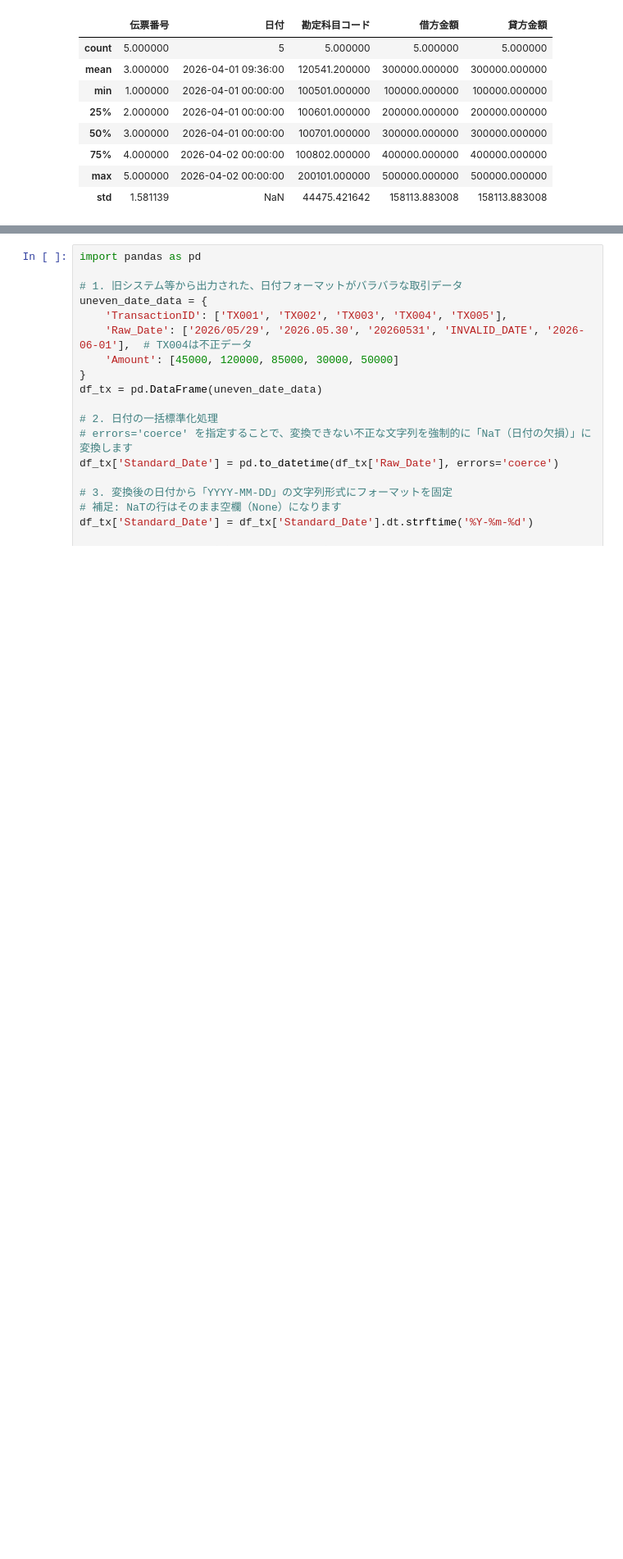
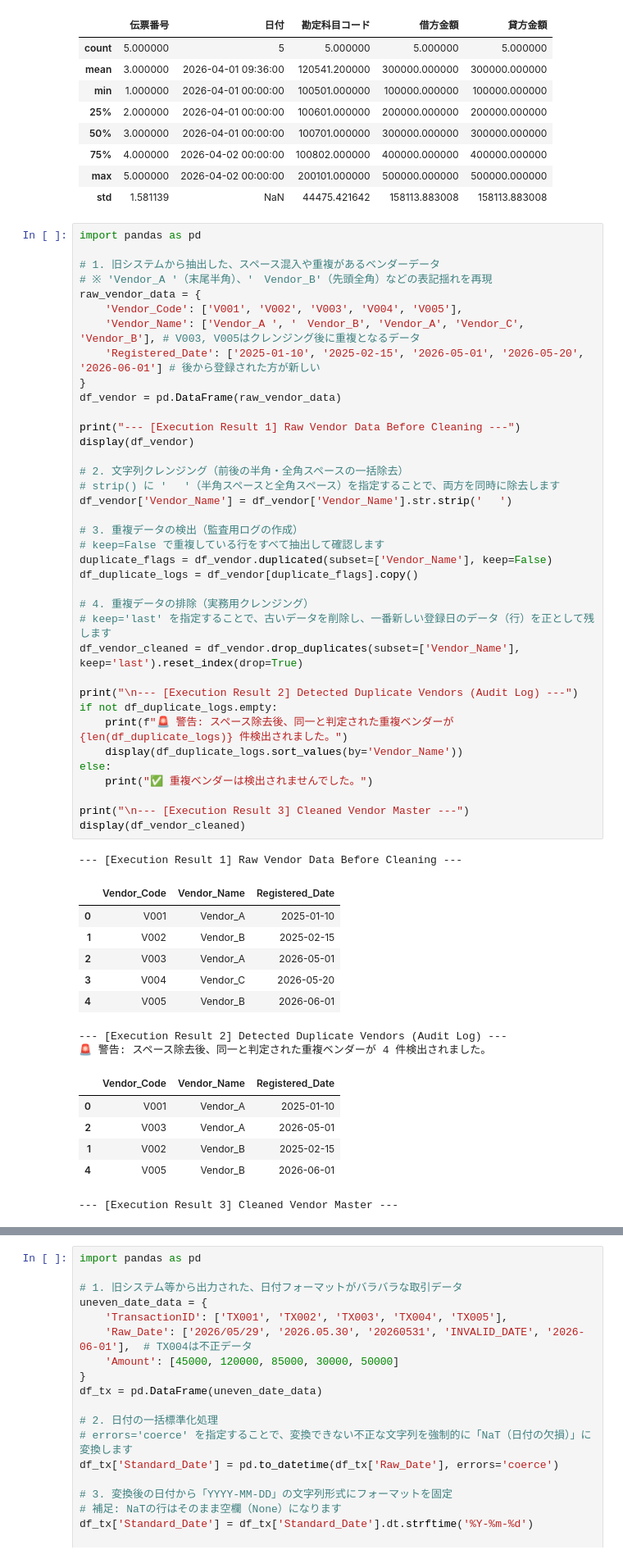
Before and after one commit to KojiKaiwa/D365-Finance-Automation, a Jupyter notebook: D365_Data_Processing.ipynb, the cells around one changed output, grey strips where cells are left out. Shown at 82% size. Saved outputs shown, nothing was run; the diff lists cells and outputs as text; blank space fills up the shorter version.

```diff
--- a/D365_Data_Processing.ipynb
+++ b/D365_Data_Processing.ipynb
@@ -31,3 +31,56 @@ display(df.describe())
 | 75% | 4.000000 | 2026-04-02 00:00:00 | 100802.000000 | 400000.000000 | 400000.000000 |
 | max | 5.000000 | 2026-04-02 00:00:00 | 200101.000000 | 500000.000000 | 500000.000000 |
 | std | 1.581139 | NaN | 44475.421642 | 158113.883008 | 158113.883008 |
+# %%
+import pandas as pd
+
+# 1. 旧システムから抽出した、スペース混入や重複があるベンダーデータ
+# ※ 'Vendor_A '（末尾半角）、'　Vendor_B'（先頭全角）などの表記揺れを再現
+raw_vendor_data = {
+    'Vendor_Code': ['V001', 'V002', 'V003', 'V004', 'V005'],
+    'Vendor_Name': ['Vendor_A ', '　Vendor_B', 'Vendor_A', 'Vendor_C', 'Vendor_B'], # V003, V005はクレンジング後に重複となるデータ
+    'Registered_Date': ['2025-01-10', '2025-02-15', '2026-05-01', '2026-05-20', '2026-06-01'] # 後から登録された方が新しい
+}
+df_vendor = pd.DataFrame(raw_vendor_data)
+
+print("--- [Execution Result 1] Raw Vendor Data Before Cleaning ---")
+display(df_vendor)
+
+# 2. 文字列クレンジング（前後の半角・全角スペースの一括除去）
+# strip() に ' 　'（半角スペースと全角スペース）を指定することで、両方を同時に除去します
+df_vendor['Vendor_Name'] = df_vendor['Vendor_Name'].str.strip(' 　')
+
+# 3. 重複データの検出（監査用ログの作成）
+# keep=False で重複している行をすべて抽出して確認します
+duplicate_flags = df_vendor.duplicated(subset=['Vendor_Name'], keep=False)
+df_duplicate_logs = df_vendor[duplicate_flags].copy()
+
+# 4. 重複データの排除（実務用クレンジング）
+# keep='last' を指定することで、古いデータを削除し、一番新しい登録日のデータ（行）を正として残します
+df_vendor_cleaned = df_vendor.drop_duplicates(subset=['Vendor_Name'], keep='last').reset_index(drop=True)
+
+print("\n--- [Execution Result 2] Detected Duplicate Vendors (Audit Log) ---")
+if not df_duplicate_logs.empty:
+    print(f"🚨 警告: スペース除去後、同一と判定された重複ベンダーが {len(df_duplicate_logs)} 件検出されました。")
+    display(df_duplicate_logs.sort_values(by='Vendor_Name'))
+else:
+    print("✅ 重複ベンダーは検出されませんでした。")
+
+print("\n--- [Execution Result 3] Cleaned Vendor Master ---")
+display(df_vendor_cleaned)
+# %% [output]
+--- [Execution Result 1] Raw Vendor Data Before Cleaning ---
+|  | Vendor_Code | Vendor_Name | Registered_Date |
+| 0 | V001 | Vendor_A | 2025-01-10 |
+| 1 | V002 | Vendor_B | 2025-02-15 |
+| 2 | V003 | Vendor_A | 2026-05-01 |
+| 3 | V004 | Vendor_C | 2026-05-20 |
+| 4 | V005 | Vendor_B | 2026-06-01 |
+--- [Execution Result 2] Detected Duplicate Vendors (Audit Log) ---
+🚨 警告: スペース除去後、同一と判定された重複ベンダーが 4 件検出されました。
+|  | Vendor_Code | Vendor_Name | Registered_Date |
+| 0 | V001 | Vendor_A | 2025-01-10 |
+| 2 | V003 | Vendor_A | 2026-05-01 |
+| 1 | V002 | Vendor_B | 2025-02-15 |
+| 4 | V005 | Vendor_B | 2026-06-01 |
+--- [Execution Result 3] Cleaned Vendor Master ---
```
Also changed, not shown: parts of 1 cell of this notebook.
